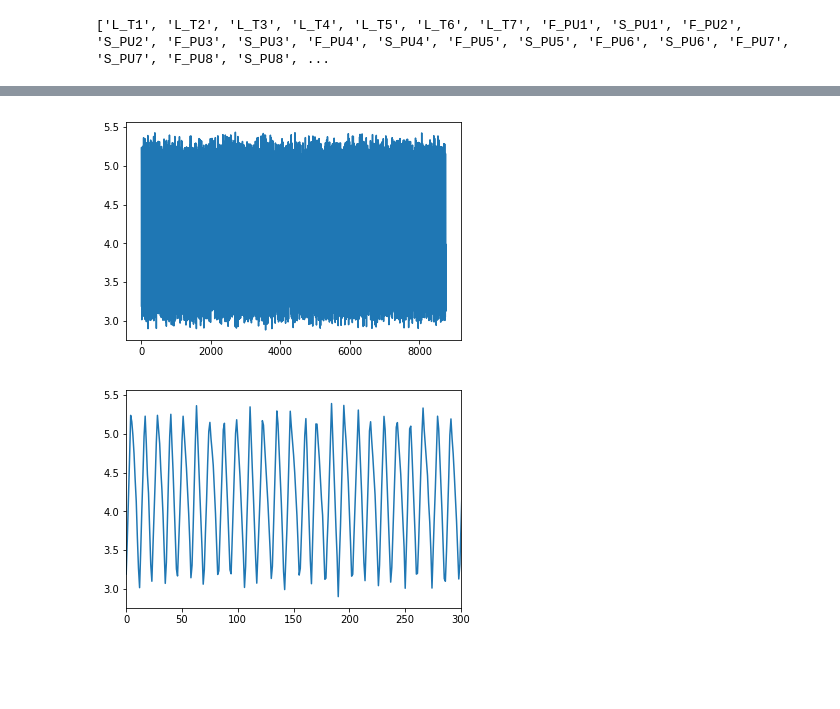
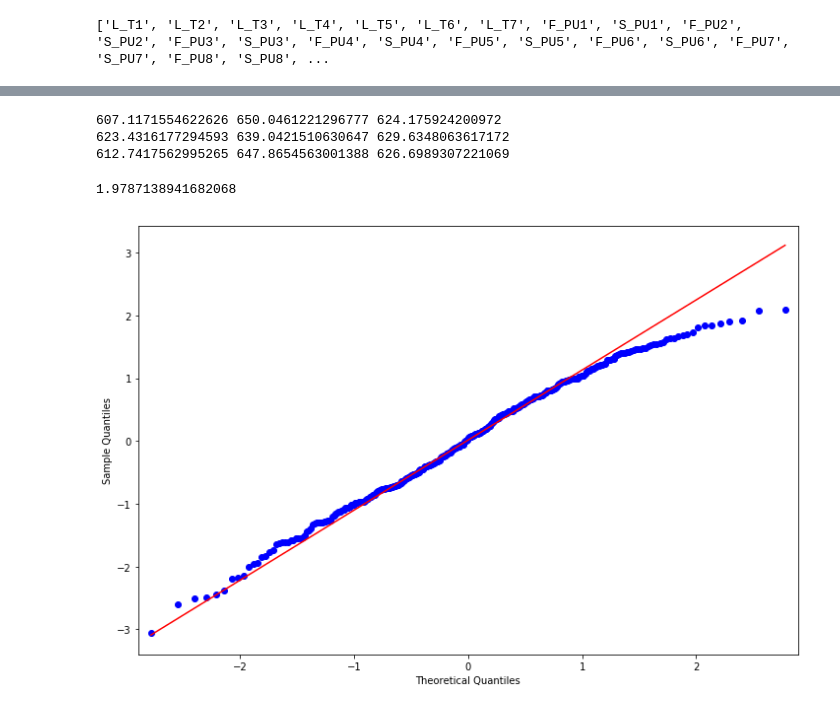
Before and after one commit to ZincW/CDA_Lab_Group6, a Jupyter notebook: Lab2- Anomaly Detection/ARMAPart.ipynb, the cells around one changed output, grey strips where cells are left out. Saved outputs shown, nothing was run; the diff lists cells and outputs as text; code cells hidden in the pictures; blank space fills up the shorter version.

```diff
--- a/Lab2- Anomaly Detection/ARMAPart.ipynb
+++ b/Lab2- Anomaly Detection/ARMAPart.ipynb
@@ -142,9 +181,11 @@ fig = sm.graphics.tsa.plot_pacf(dta,lags=4176,ax=ax2)
 # %%
-arma_mod1 = sm.tsa.ARMA(dta,(7,0)).fit()
+arma_mod1 = sm.tsa.ARMA(dta,(7,2)).fit()
 print(arma_mod1.aic,arma_mod1.bic,arma_mod1.hqic)
-arma_mod2 = sm.tsa.ARMA(dta,(0,1)).fit()
+arma_mod2 = sm.tsa.ARMA(dta,(0,2)).fit()
 print(arma_mod2.aic,arma_mod2.bic,arma_mod2.hqic)
-arma_mod3 = sm.tsa.ARMA(dta,(7,1)).fit()
+arma_mod3 = sm.tsa.ARMA(dta,(7,0)).fit()
 print(arma_mod3.aic,arma_mod3.bic,arma_mod3.hqic)
-arma_mod4 = sm.tsa.ARMA(dta,(8,0)).fit()
-print(arma_mod4.aic,arma_mod4.bic,arma_mod4.hqic)
+# %% [output]
+607.1171554622626 650.0461221296777 624.175924200972
+623.4316177294593 639.0421510630647 629.6348063617172
+612.7417562995265 647.8654563001388 626.6989307221069
@@ -164,10 +192,9 @@ print(residuals.describe())
-# %%
-plt.plot(train03['L_T3'])
-# plt.xlim(0,300)
-plt.show()
-plt.plot(train03['L_T3'])
-plt.xlim(0,300)
-plt.show()
-# %% [output]
-[figure, removed]
-[figure, removed]
+# %%
+print(sm.stats.durbin_watson(arma_mod1.resid.values))
+resid = arma_mod1.resid#残差
+fig = plt.figure(figsize=(12,8))
+ax = fig.add_subplot(111)
+fig = qqplot(resid, line='q', ax=ax, fit=True)
+# %% [output]
+1.9787138941682068
+[figure, added]
```
Also changed, not shown: parts of 23 cells of this notebook.
